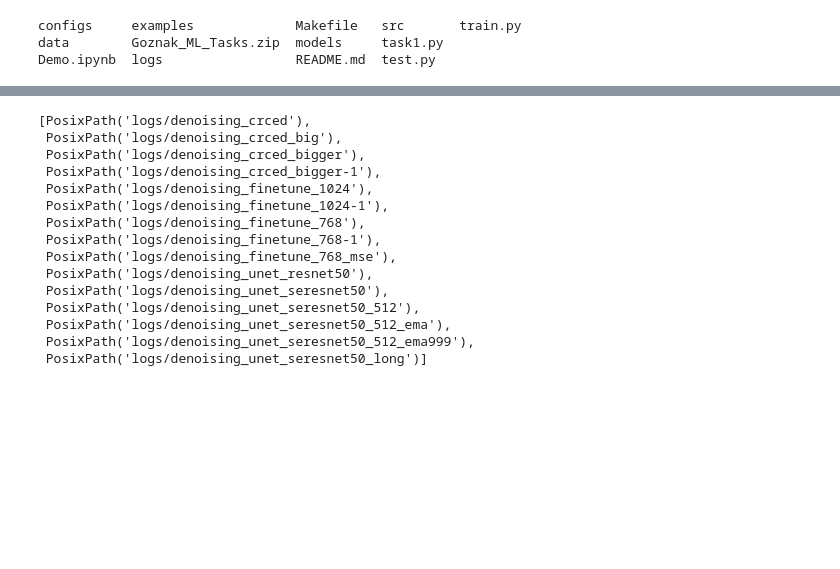
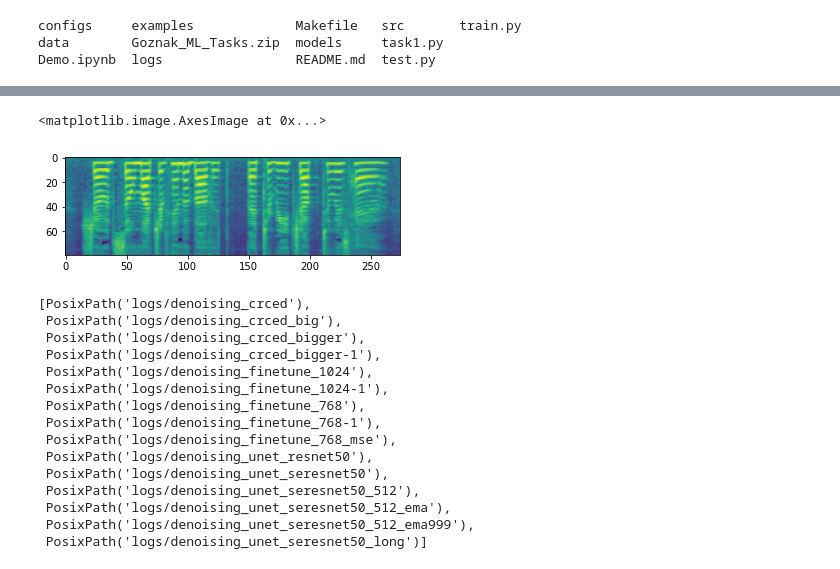
Before and after one commit to zakajd/audio-denoising, a Jupyter notebook: Demo.ipynb, the cells around one changed output, grey strips where cells are left out. Cells and saved outputs as stored; diff of their text form; code cells hidden in the pictures; blank space fills up the shorter version.

```diff
--- a/Demo.ipynb
+++ b/Demo.ipynb
@@ -25,3 +39,8 @@ Demo.ipynb  logs                 README.md  test.py
+# %%
+plt.imshow(clean.T)
+# %% [output]
+<matplotlib.image.AxesImage at 0x...>
+[figure, added]
 # %%
 root = pathlib.Path(".")
 clean_files = sorted((root / 'examples').glob('*.flac'))
```
Also changed, not shown: parts of 8 cells of this notebook, 39 other files.
